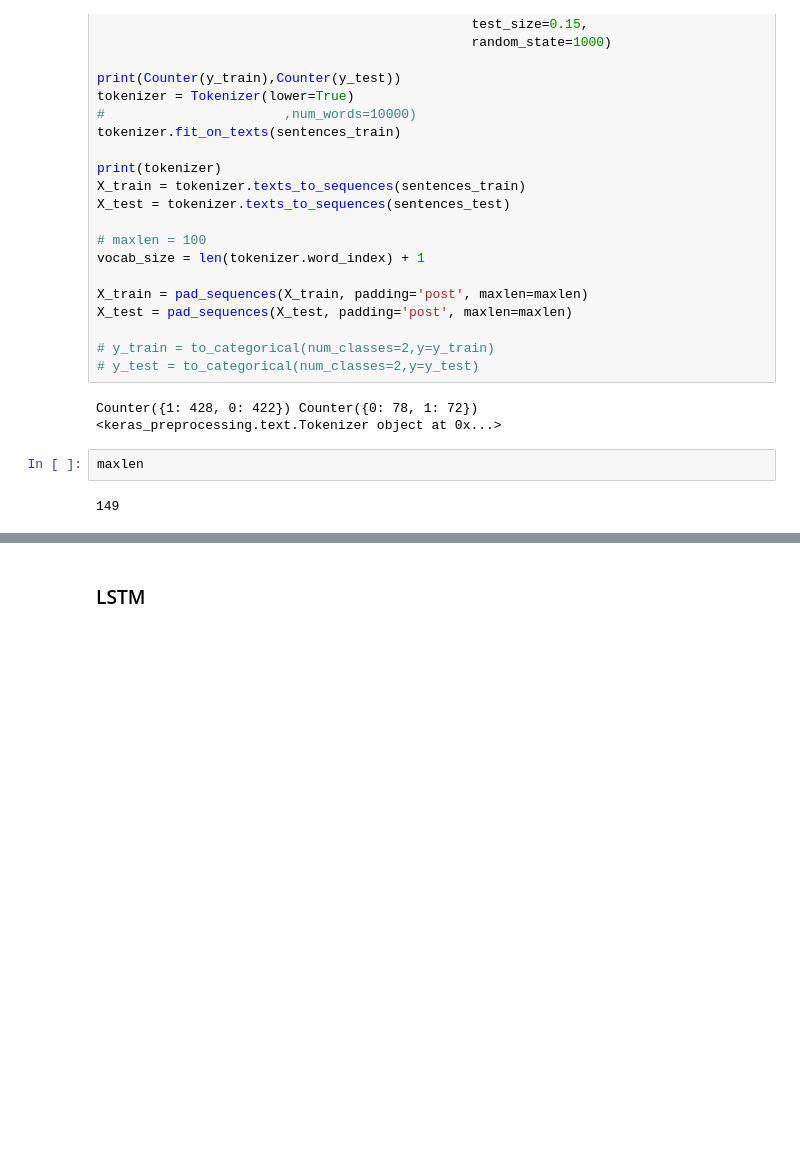
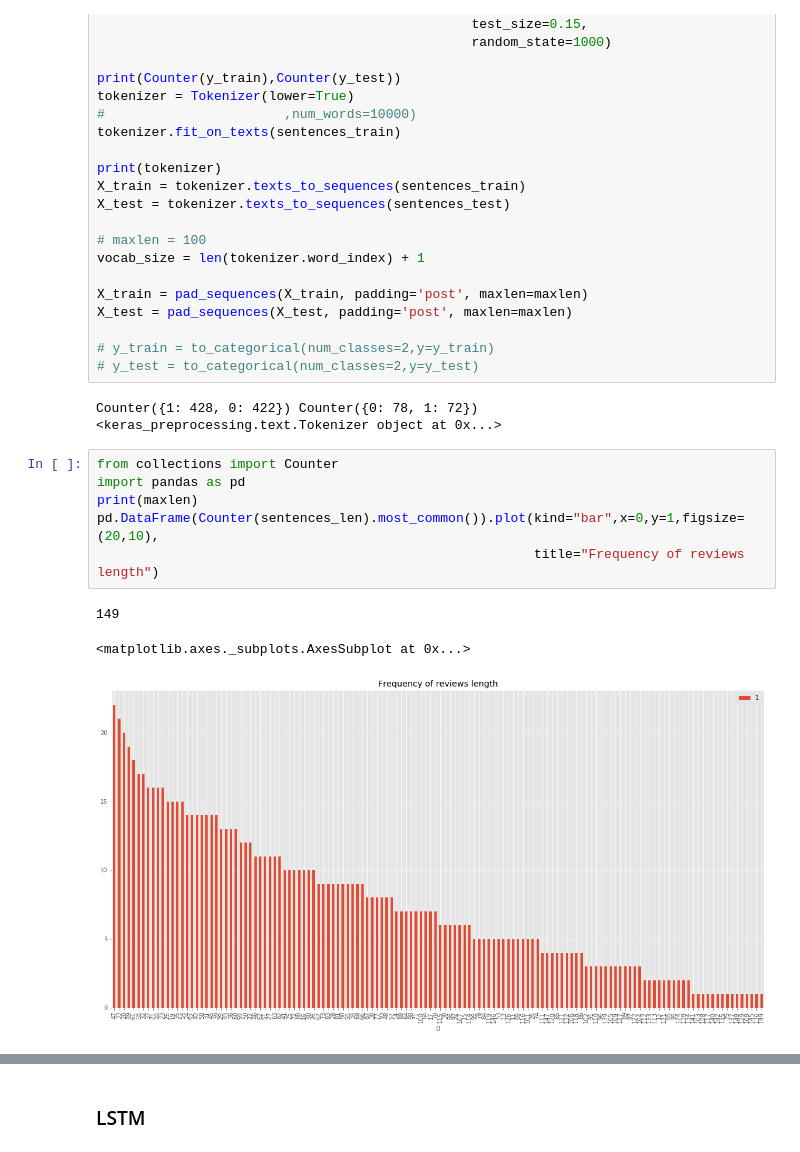
Before and after one commit to abhinavvv/dl-exp, a Jupyter notebook: sentiment-classification.ipynb, the cells around one changed output, grey strips where cells are left out. Cells and saved outputs as stored; diff of their text form; blank space fills up the shorter version.

```diff
--- a/sentiment-classification.ipynb
+++ b/sentiment-classification.ipynb
@@ -71,10 +69,16 @@ X_test = pad_sequences(X_test, padding='post', maxlen=maxlen)
 # %% [output]
 Counter({1: 428, 0: 422}) Counter({0: 78, 1: 72})
 <keras_preprocessing.text.Tokenizer object at 0x...>
-# %%
-maxlen
-# %% [output]
-149
+# %%
+from collections import Counter
+import pandas as pd
+print(maxlen)
+pd.DataFrame(Counter(sentences_len).most_common()).plot(kind="bar",x=0,y=1,figsize=(20,10),
+                                                        title="Frequency of reviews length")
+# %% [output]
+149
+<matplotlib.axes._subplots.AxesSubplot at 0x...>
+[figure, added]
 # %%
 def recall_m(y_true, y_pred):
         true_positives = K.sum(K.round(K.clip(y_true * y_pred, 0, 1)))
```
Also changed, not shown: parts of 10 cells of this notebook, 14 other files.
